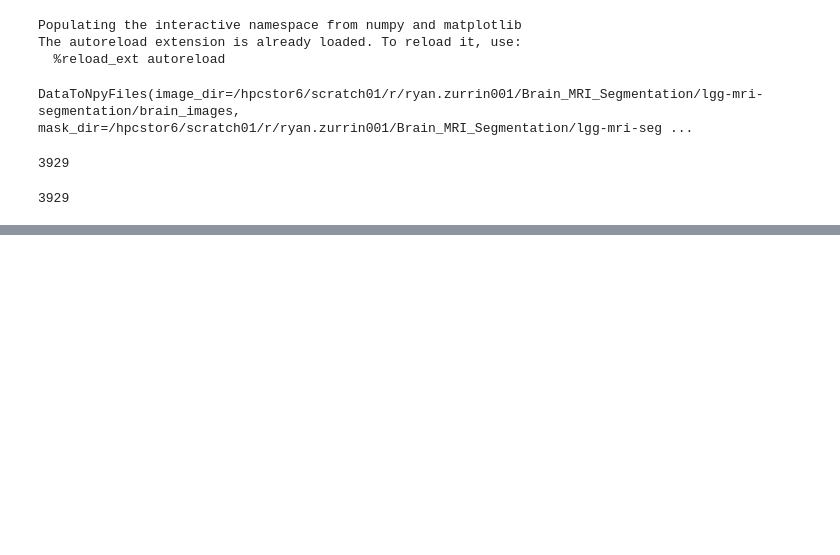
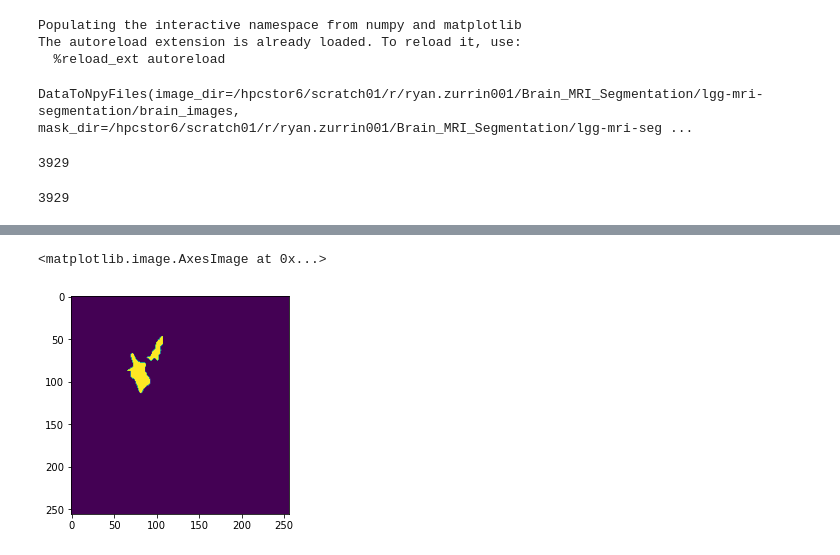
Before and after one commit to RyanZurrin/gp2, a Jupyter notebook: _DATA/gp2/MAKING_SINGLE_NPY_BRAIN_SEG.ipynb, the cells around one changed output, grey strips where cells are left out. Saved outputs shown, nothing was run; the diff lists cells and outputs as text; code cells hidden in the pictures; blank space fills up the shorter version.

```diff
--- a/_DATA/gp2/MAKING_SINGLE_NPY_BRAIN_SEG.ipynb
+++ b/_DATA/gp2/MAKING_SINGLE_NPY_BRAIN_SEG.ipynb
@@ -54,0 +47,5 @@ imshow(Image.open('/hpcstor6/scratch01/r/ryan.zurrin001/Brain_MRI_Segmentation/l
+# %%
+imshow(masks[7])
+# %% [output]
+<matplotlib.image.AxesImage at 0x...>
+[figure, added]
```
Also changed, not shown: parts of 16 cells of this notebook, 1 other file.
